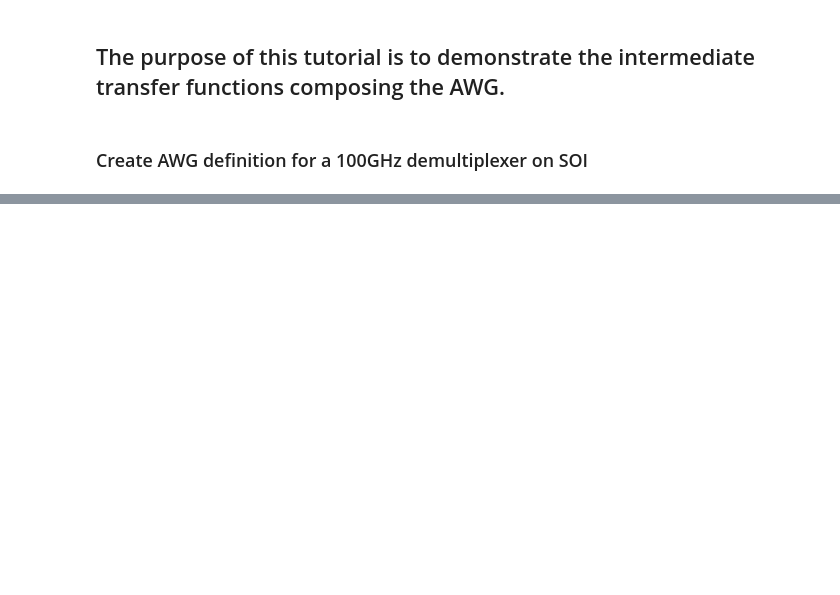
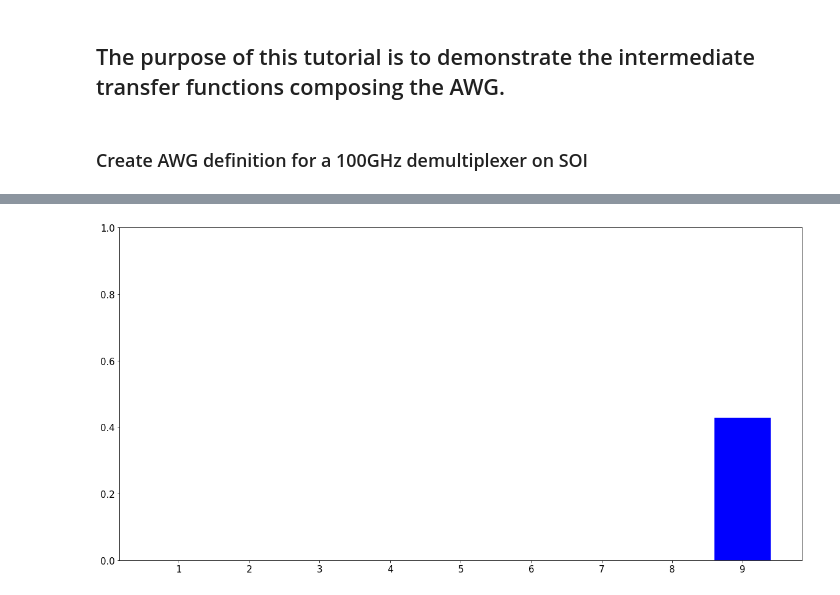
Before and after one commit to dnrobin/awg-python, a Jupyter notebook: Example_function.ipynb, the cells around one changed output, grey strips where cells are left out. Cells and saved outputs as stored; diff of their text form; code cells hidden in the pictures; blank space fills up the shorter version.

```diff
--- a/Example_function.ipynb
+++ b/Example_function.ipynb
@@ -30,0 +43,8 @@ plt.show()
+# %%
+T = ow(model,lmbda,F4,ModeType = modetype)
+plt.bar([i+1 for i in range(len(T))],T, color = "b")
+plt.xticks([i+1 for i in range(len(T))])
+plt.ylim(0,1)
+plt.show()
+# %% [output]
+[figure, added]
```
Also changed, not shown: parts of 5 cells of this notebook, 5 other files.
